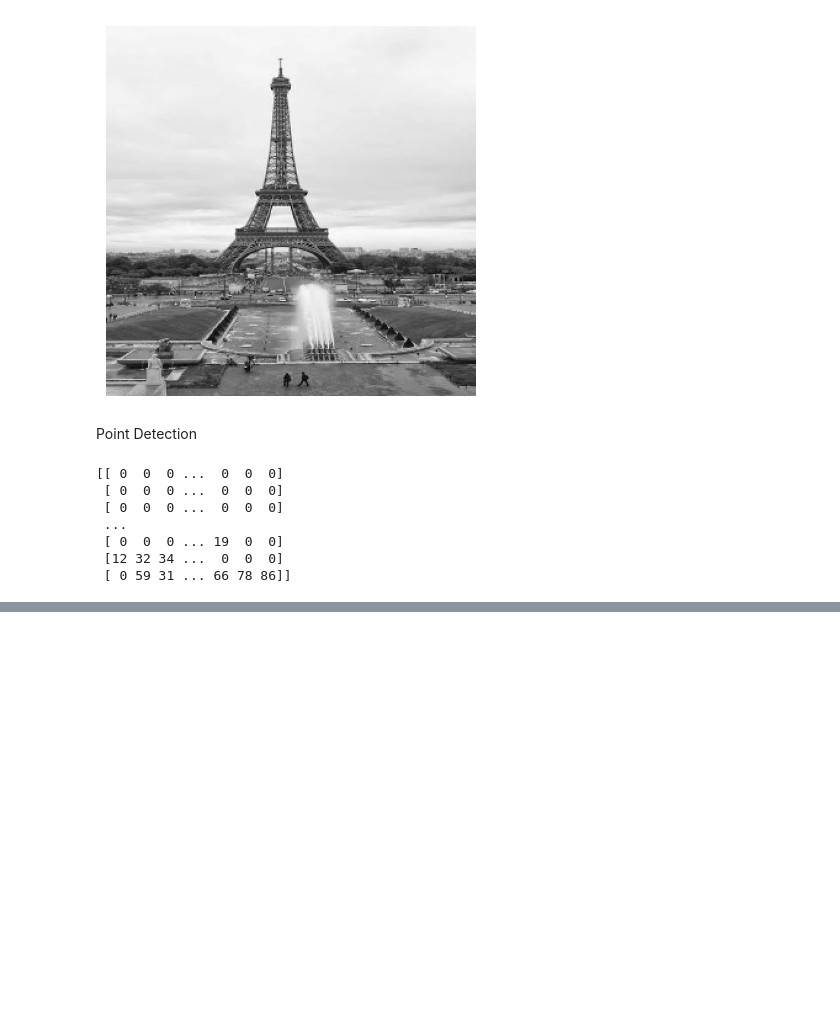
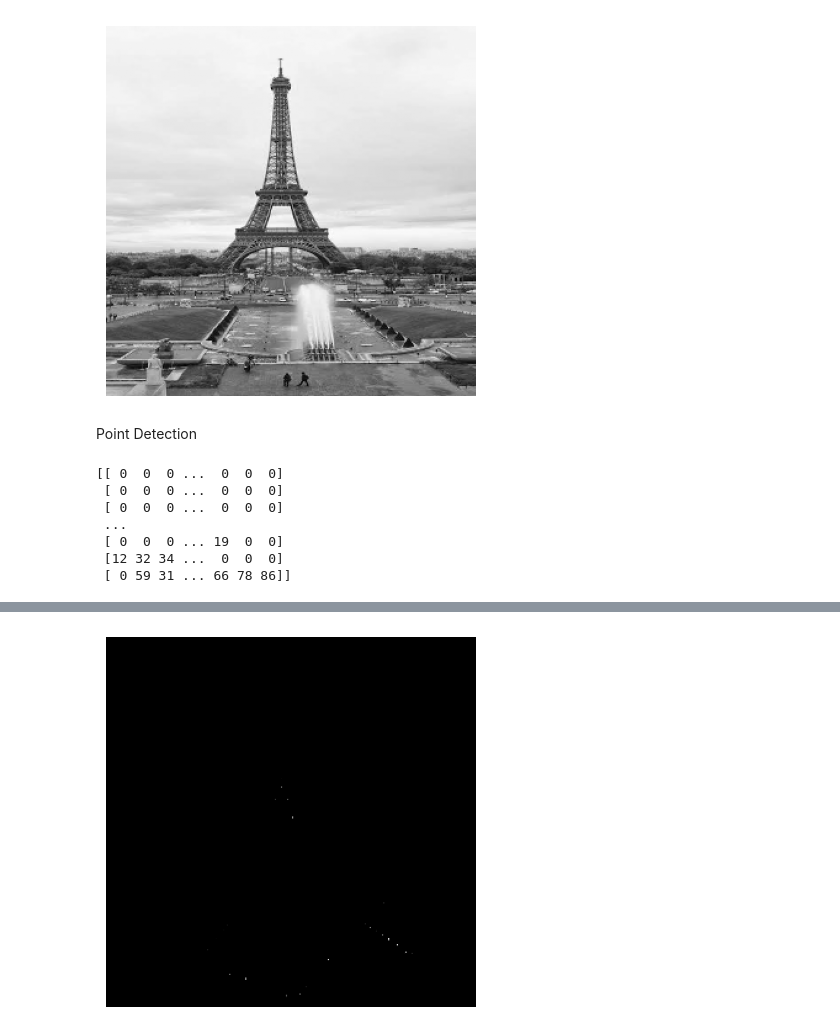
Before and after one commit to mohamed31123/ia-enginner-labs, a Jupyter notebook: computer_vision/Untitled1.ipynb, the cells around one changed output, grey strips where cells are left out. Cells and saved outputs as stored; diff of their text form; code cells hidden in the pictures; blank space fills up the shorter version.

```diff
--- a/computer_vision/Untitled1.ipynb
+++ b/computer_vision/Untitled1.ipynb
@@ -93,0 +108,12 @@ print(points)
+# %%
+kernel_vertical = np.array([
+    [-1,2,-1],
+    [ -1,2,-1],
+    [-1,-2,-1]
+])
+vertical_lines = cv2.filter2D(img,-1,  kernel_vertical)
+plt.imshow(vertical_lines , cmap='gray')
+plt.axis('off')
+plt.show()
+# %% [output]
+[figure, added]
```
Also changed, not shown: parts of 4 cells of this notebook.
